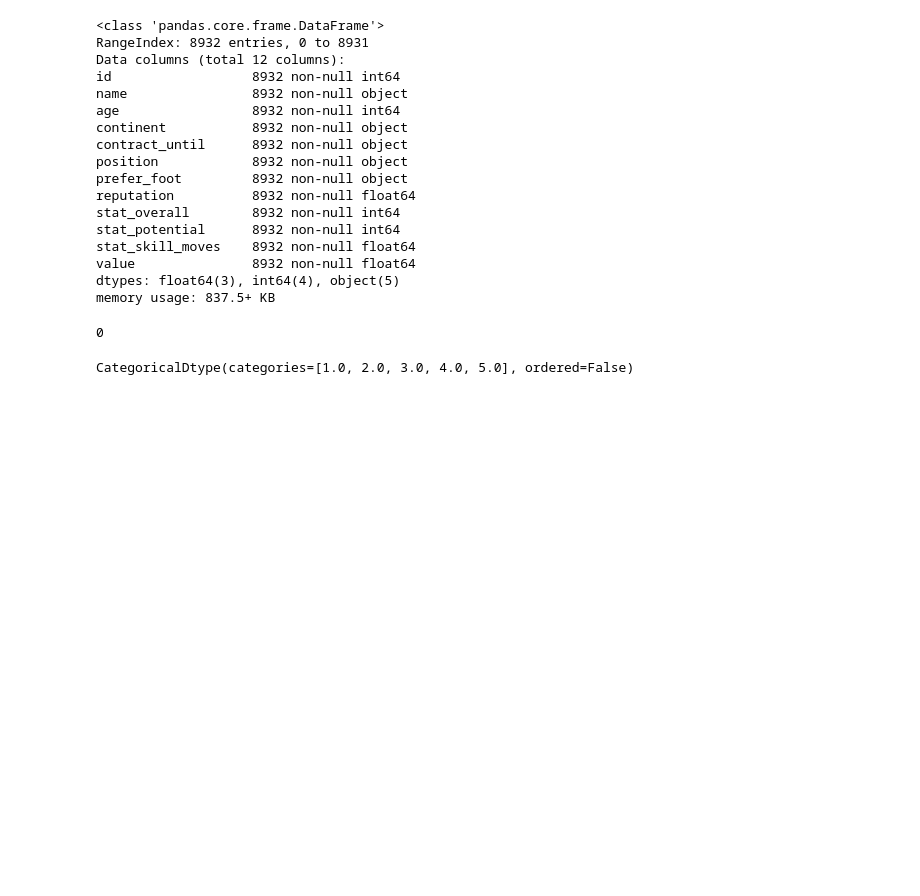
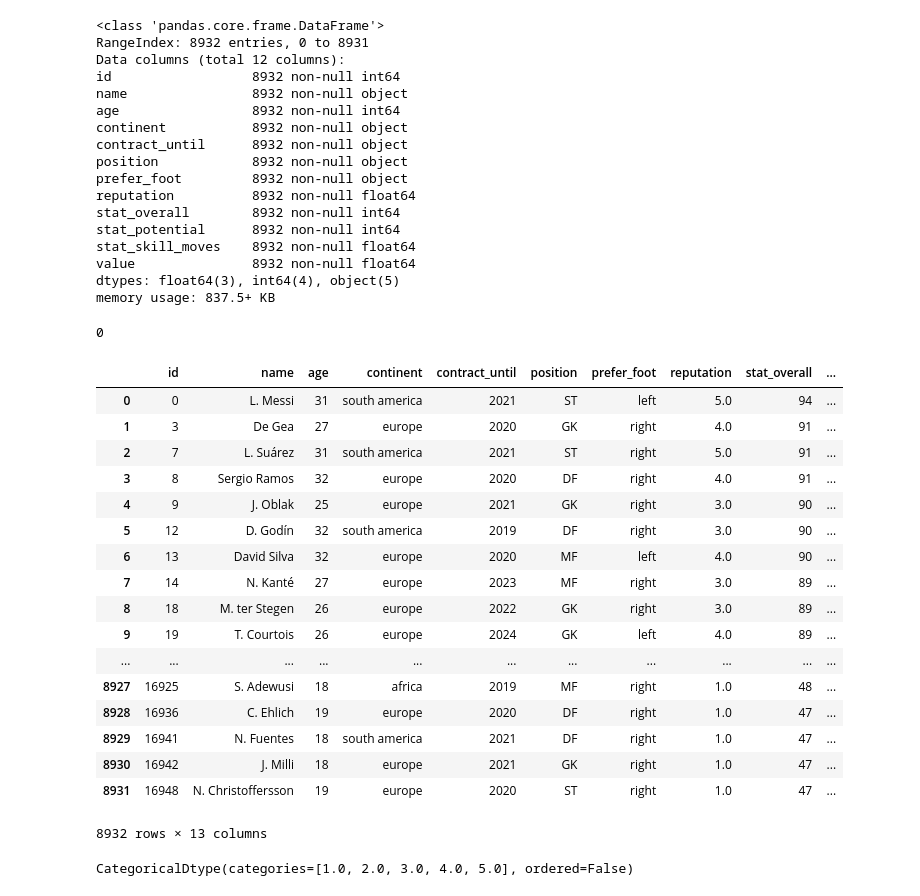
Before and after one commit to JEONSUN/Project-Soccer_player_transfer_Prediction, a Jupyter notebook: preprocessing.ipynb, the cells around one changed output. Cells and saved outputs as stored; diff of their text form; code cells hidden in the pictures; blank space fills up the shorter version.

```diff
--- a/preprocessing.ipynb
+++ b/preprocessing.ipynb
@@ -114,3 +118,25 @@ train_data.duplicated().sum()
+# %%
+train_data['cat_reputation']= train_data['reputation'].apply(lambda x : int(x)).apply(lambda x : reputation(x))
+train_data
+# %% [output]
+|  | id | name | age | continent | contract_until | position | prefer_foot | reputation | stat_overall | ... |
+| 0 | 0 | L. Messi | 31 | south america | 2021 | ST | left | 5.0 | 94 | ... |
+| 1 | 3 | De Gea | 27 | europe | 2020 | GK | right | 4.0 | 91 | ... |
+| 2 | 7 | L. Suárez | 31 | south america | 2021 | ST | right | 5.0 | 91 | ... |
+| 3 | 8 | Sergio Ramos | 32 | europe | 2020 | DF | right | 4.0 | 91 | ... |
+| 4 | 9 | J. Oblak | 25 | europe | 2021 | GK | right | 3.0 | 90 | ... |
+| 5 | 12 | D. Godín | 32 | south america | 2019 | DF | right | 3.0 | 90 | ... |
+| 6 | 13 | David Silva | 32 | europe | 2020 | MF | left | 4.0 | 90 | ... |
+| 7 | 14 | N. Kanté | 27 | europe | 2023 | MF | right | 3.0 | 89 | ... |
+| 8 | 18 | M. ter Stegen | 26 | europe | 2022 | GK | right | 3.0 | 89 | ... |
+| 9 | 19 | T. Courtois | 26 | europe | 2024 | GK | left | 4.0 | 89 | ... |
+| ... | ... | ... | ... | ... | ... | ... | ... | ... | ... | ... |
+| 8927 | 16925 | S. Adewusi | 18 | africa | 2019 | MF | right | 1.0 | 48 | ... |
+| 8928 | 16936 | C. Ehlich | 19 | europe | 2020 | DF | right | 1.0 | 47 | ... |
+| 8929 | 16941 | N. Fuentes | 18 | south america | 2021 | DF | right | 1.0 | 47 | ... |
+| 8930 | 16942 | J. Milli | 18 | europe | 2021 | GK | right | 1.0 | 47 | ... |
+| 8931 | 16948 | N. Christoffersson | 19 | europe | 2020 | ST | right | 1.0 | 47 | ... |
+8932 rows × 13 columns
 # %%
 # reputation을 범주형으로
 train_data['cat_reputation']= train_data['reputation'].astype('category')
```
Also changed, not shown: parts of 13 cells of this notebook, 1 other file.
